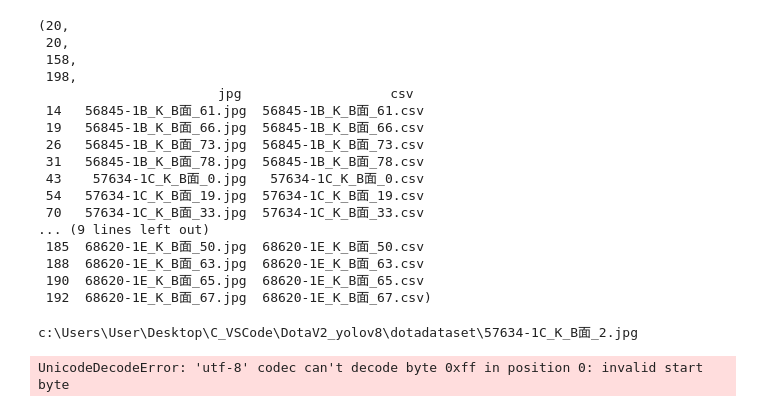
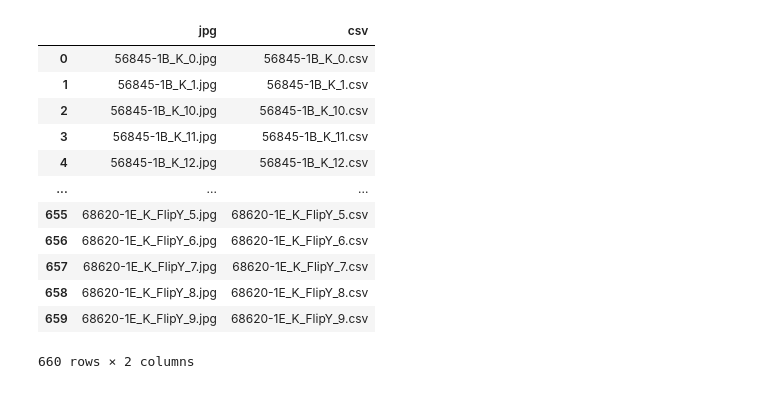
Before and after one commit to WangPochard/yolov8_OBB, a Jupyter notebook: datasets_split.ipynb, the cells around one changed output. Cells and saved outputs as stored; diff of their text form; code cells hidden in the pictures.

```diff
--- a/datasets_split.ipynb
+++ b/datasets_split.ipynb
@@ -28,51 +28,33 @@ df_meta, ymlfile
 # %%
 filelist = os.listdir(os.path.join(path,"dotadataset"))
-csvlist = [file for file in filelist if file.find(".csv") != -1]
+# csvlist = [file for file in filelist if (file.find(".csv") != -1 and file.find("B面") != -1)]
+csvlist = [file for file in filelist if (file.find(".csv") != -1)]
 csvlist_df = pd.DataFrame(csvlist)
-imglist = [file for file in filelist if (file.find(".jpg") != -1 and file.find("B面") != -1)]
+# imglist = [file for file in filelist if (file.find(".jpg") != -1 and file.find("B面") != -1)]
+imglist = [file for file in filelist if (file.find(".jpg") != -1)]
+
+
 filelist_df = pd.DataFrame([imglist, csvlist]).T
 filelist_df.columns = ["jpg", "csv"]
+
+
+
 train = filelist_df.sample(frac=0.8)
 test_and_val = filelist_df.drop(train.index)
 test = test_and_val.sample(frac=0.5)
 val = test_and_val.drop(test.index)
-len(val), len(test), len(train), len(filelist_df), val
+filelist_df
 # %% [output]
+|  | jpg | csv |
+| 0 | 56845-1B_K_0.jpg | 56845-1B_K_0.csv |
+| 1 | 56845-1B_K_1.jpg | 56845-1B_K_1.csv |
+| 2 | 56845-1B_K_10.jpg | 56845-1B_K_10.csv |
+| 3 | 56845-1B_K_11.jpg | 56845-1B_K_11.csv |
+| 4 | 56845-1B_K_12.jpg | 56845-1B_K_12.csv |
+| ... | ... | ... |
+| 655 | 68620-1E_K_FlipY_5.jpg | 68620-1E_K_FlipY_5.csv |
+| 656 | 68620-1E_K_FlipY_6.jpg | 68620-1E_K_FlipY_6.csv |
+| 657 | 68620-1E_K_FlipY_7.jpg | 68620-1E_K_FlipY_7.csv |
+| 658 | 68620-1E_K_FlipY_8.jpg | 68620-1E_K_FlipY_8.csv |
+| 659 | 68620-1E_K_FlipY_9.jpg | 68620-1E_K_FlipY_9.csv |
-(20,
- 20,
- 158,
- 198,
-                       jpg                   csv
- 14   56845-1B_K_B面_61.jpg  56845-1B_K_B面_61.csv
- 19   56845-1B_K_B面_66.jpg  56845-1B_K_B面_66.csv
- 26   56845-1B_K_B面_73.jpg  56845-1B_K_B面_73.csv
- 31   56845-1B_K_B面_78.jpg  56845-1B_K_B面_78.csv
- 43    57634-1C_K_B面_0.jpg   57634-1C_K_B面_0.csv
- 54   57634-1C_K_B面_19.jpg  57634-1C_K_B面_19.csv
- 70   57634-1C_K_B面_33.jpg  57634-1C_K_B面_33.csv
-... (9 lines left out)
- 185  68620-1E_K_B面_50.jpg  68620-1E_K_B面_50.csv
- 188  68620-1E_K_B面_63.jpg  68620-1E_K_B面_63.csv
- 190  68620-1E_K_B面_65.jpg  68620-1E_K_B面_65.csv
- 192  68620-1E_K_B面_67.jpg  68620-1E_K_B面_67.csv)
+660 rows × 2 columns
-# %%
-from PIL import Image
-import cv2
-abspath = os.path.join(path,"dotadataset")
-list_data = {"train":train,
-             "test":test,
-             "val":val}
-for dir in list_data.keys():
-    dirpath = os.path.join(os.path.join(path, "images"), dir)
-    for filename in list_data[dir]["jpg"]:
-        # print(os.path.join(abspath, filename))
-        img = Image.open(os.path.join(abspath, filename))
-        img.save(os.path.join(dirpath, filename))
-    for pdfile in list_data[dir]["csv"]:
-        print(os.path.join(abspath, pdfile))
-        df = pd.read_csv(os.path.join(abspath, pdfile))
-        df.to_csv(os.path.join(dirpath, pdfile))
-    print(dir+" complete...")
-# %% [output]
-c:\Users\User\Desktop\C_VSCode\DotaV2_yolov8\dotadataset\57634-1C_K_B面_2.jpg
-UnicodeDecodeError: 'utf-8' codec can't decode byte 0xff in position 0: invalid start byte
```
Also changed, not shown: parts of 4 cells of this notebook, 2 other files.
